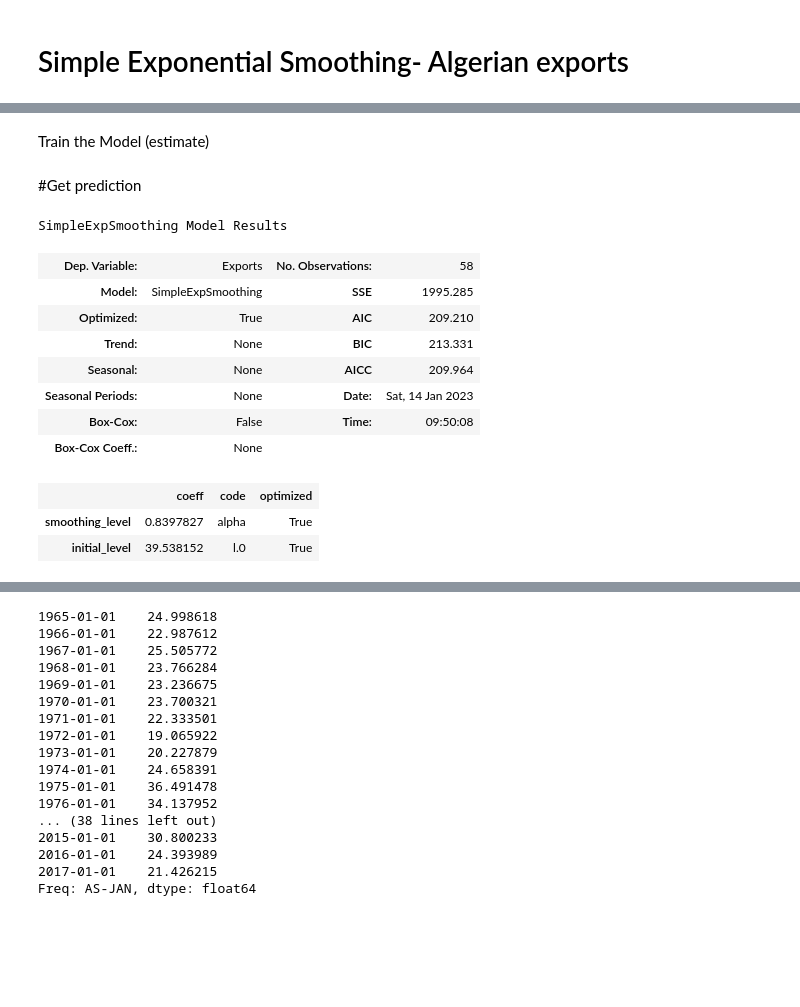
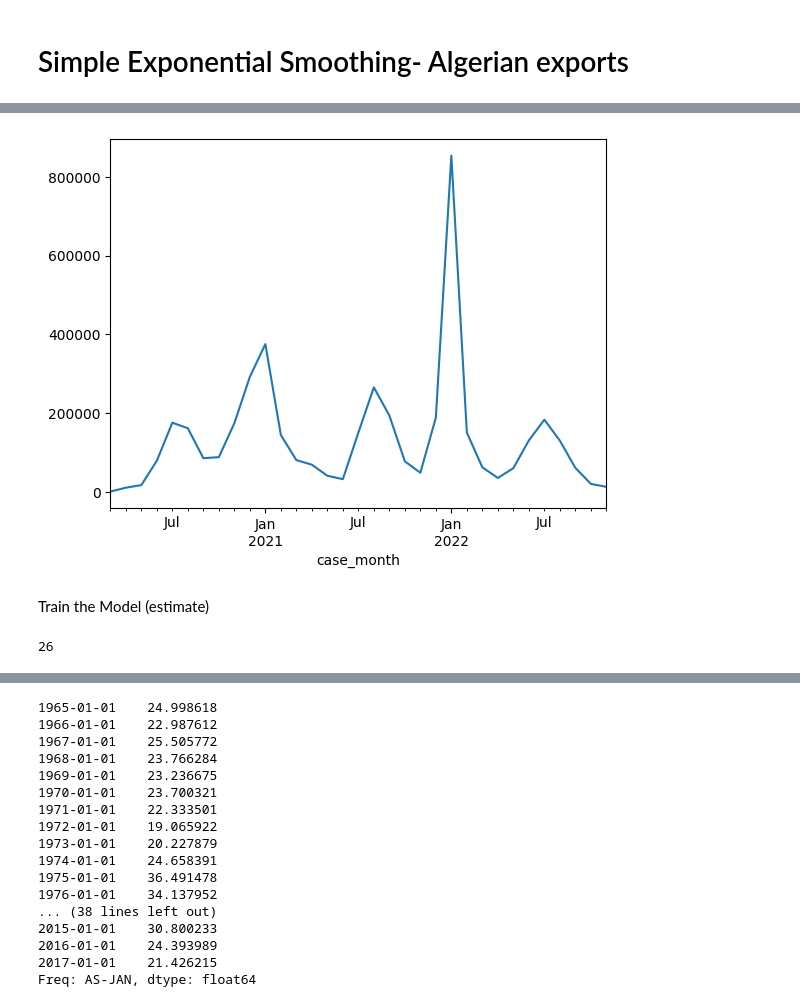
Before and after one commit to loginsanjeev/Git-Practice, a Jupyter notebook: Exponential Vs ARIMA.ipynb, the cells around one changed output, grey strips where cells are left out. Saved outputs shown, nothing was run; the diff lists cells and outputs as text; code cells hidden in the pictures; blank space fills up the shorter version.

Commit message:
3 Exponential models added

```diff
--- a/Exponential Vs ARIMA.ipynb
+++ b/Exponential Vs ARIMA.ipynb
@@ -29,0 +11,5 @@ plt.show();
+# %%
+#reading number of people aged 18 to 49 infected by month
+infection_agegrp = pd.read_csv("COVID-19_Infections.csv", parse_dates=['case_month'], index_col=['case_month'])\
+    .query('age_group == "18 to 49 years"').rename(columns={'sex':'infections'}).asfreq(pd.infer_freq(infection_agegrp.index))
+infection_agegrp.head()
@@ -30,21 +24,7 @@ plt.show();
+# %%
+infection_agegrp1 = infection_agegrp.infections
+infection_agegrp1.plot();
+# %% [output]
+[figure, added]
 # %% [markdown]
 Train the Model (estimate)
-# %% [markdown]
-#Get prediction
-# %%
-#fit simple exponential smoothing model
-model = sm.tsa.SimpleExpSmoothing(algeria_economy.Exports).fit()
-model.summary()
-# %% [output]
-SimpleExpSmoothing Model Results
-| Dep. Variable: | Exports | No. Observations: | 58 |
-| Model: | SimpleExpSmoothing | SSE | 1995.285 |
-| Optimized: | True | AIC | 209.210 |
-| Trend: | None | BIC | 213.331 |
-| Seasonal: | None | AICC | 209.964 |
-| Seasonal Periods: | None | Date: | Sat, 14 Jan 2023 |
-| Box-Cox: | False | Time: | 09:50:08 |
-| Box-Cox Coeff.: | None |  |  |
-|  | coeff | code | optimized |
-| smoothing_level | 0.8397827 | alpha | True |
-| initial_level | 39.538152 | l.0 | True |
@@ -50,0 +37,4 @@ SimpleExpSmoothing Model Results
+# %%
+len_train
+# %% [output]
+26
```
Also changed, not shown: parts of 8 cells of this notebook.
